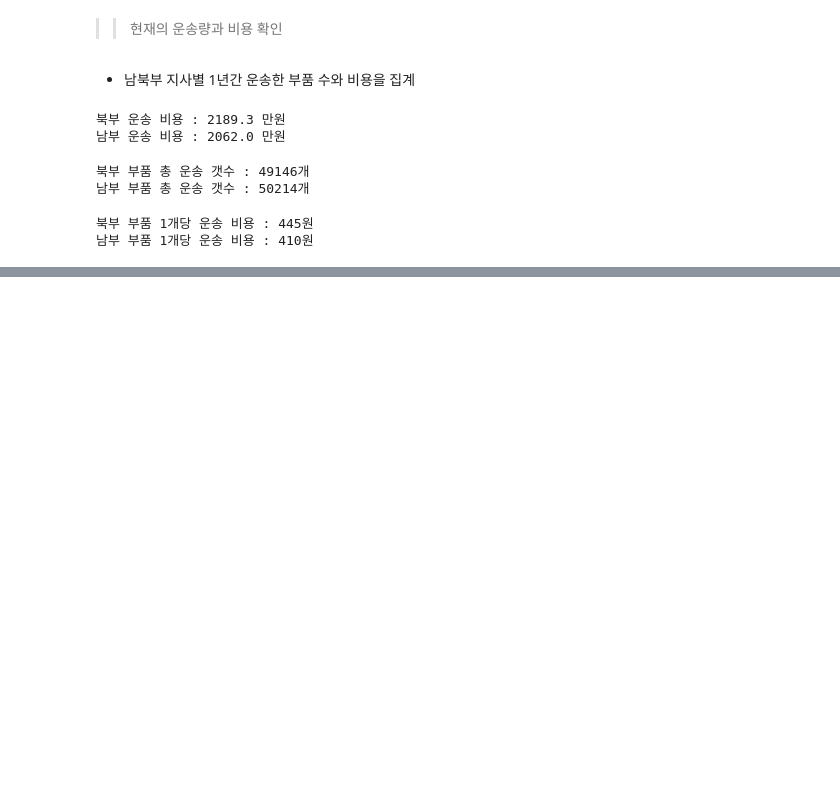
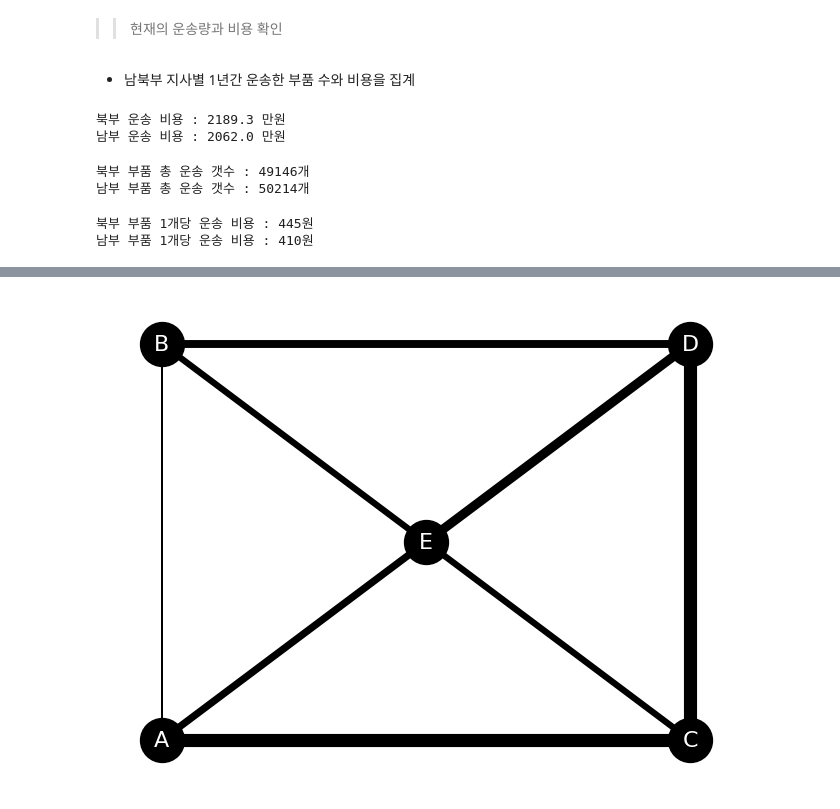
Before and after one commit to gmlwlswls/study_DataTechniques, a Jupyter notebook: 03. Optimization/route_optimization.ipynb, the cells around one changed output, grey strips where cells are left out. Drawn from its saved outputs; the diff is of its cells as text; code cells hidden in the pictures; blank space fills up the shorter version.

```diff
--- a/03. Optimization/route_optimization.ipynb
+++ b/03. Optimization/route_optimization.ipynb
@@ -171,0 +259,30 @@ total_transaction.loc[total_transaction['FCRegion'] != total_transaction['WHRegi
+# %%
+G = nx.Graph()
+
+# 노드 설정
+for i in range(len(df_weight.columns)) :
+  G.add_node(df_weight.columns[i])
+
+size = 10
+# 엣지 설정 + 가중치 부여
+for i in range(len(df_weight.columns)) :
+  for j in range(i + 1, len(df_weight.columns)) : # 중복 방지
+    node1 = df_weight.columns[i]
+    node2 = df_weight.columns[j]
+    weight = df_weight.iloc[i, j] * size
+    G.add_edge(node1, node2, weight = weight)
+
+# 좌표 설정
+pos = {node : (df_pos[node][0], df_pos[node][1]) for node in df_pos.columns}
+
+# 엣지 가중치 추출
+edge_weights = [G[u][v]['weight'] for u, v in G.edges()]
+
+# 그리기
+nx.draw(G, pos, with_labels = True,
+        font_size = 16, node_size= 1000, node_color= 'k', font_color = 'w', width= edge_weights)
+
+# 표시
+plt.show()
+# %% [output]
+[figure, added]
```
Also changed, not shown: parts of 14 cells of this notebook, 2 other files.
